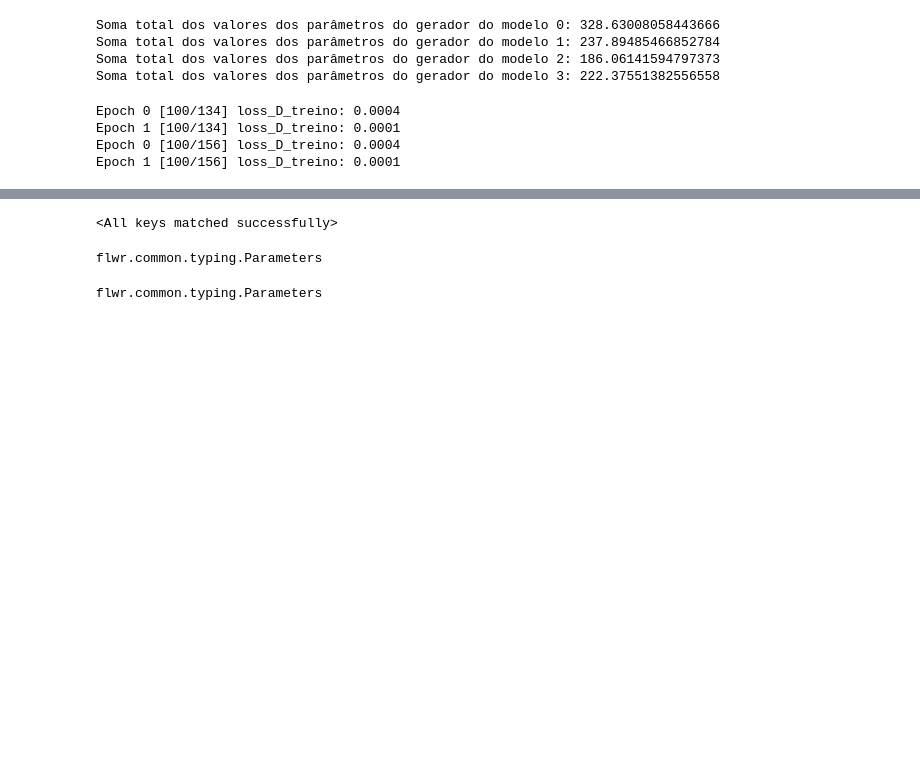
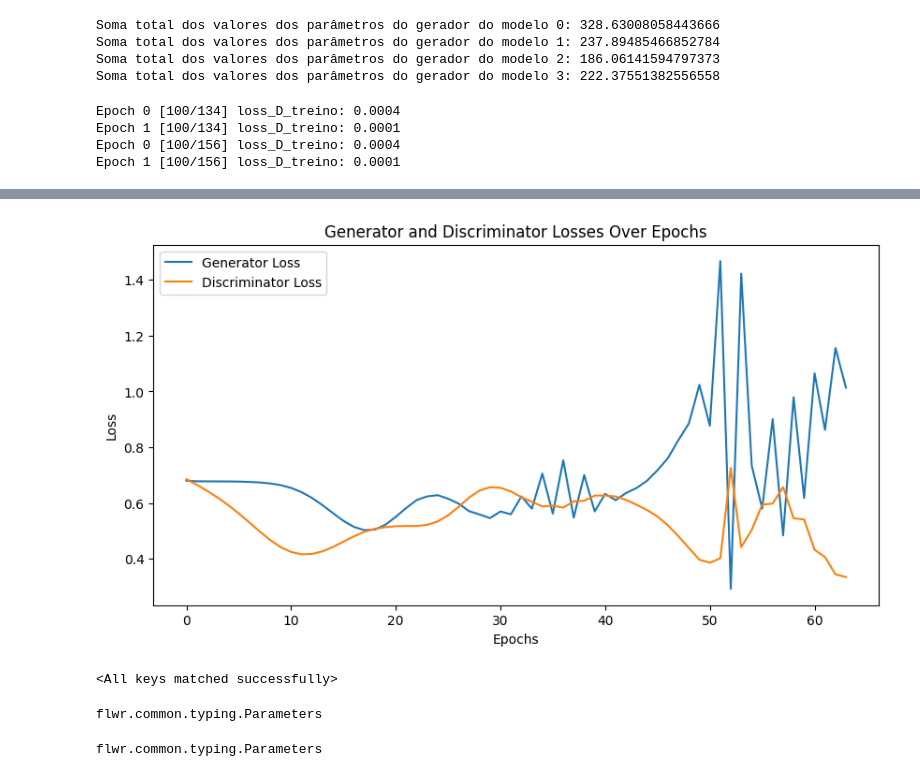
Before and after one commit to gustavoguaragna/GeraFed, a Jupyter notebook: MNIST.ipynb, the cells around one changed output, grey strips where cells are left out. Saved outputs shown, nothing was run; the diff lists cells and outputs as text; code cells hidden in the pictures; blank space fills up the shorter version.

Commit message:
tentadno boa combinacao de epocas gen e disc e batch size f2u

```diff
--- a/MNIST.ipynb
+++ b/MNIST.ipynb
@@ -1759,7 +1759,7 @@ fds = FederatedDataset(
 train_partitions = [fds.load_partition(i, split="train") for i in range(num_partitions)]
 # %%
 num_samples = [int(len(train_partition)/10) for train_partition in train_partitions]
-train_partition = [train_partition.select(range(n)) for train_partition, n in zip(train_partitions, num_samples)]
+train_partitions = [train_partition.select(range(n)) for train_partition, n in zip(train_partitions, num_samples)]
 # %%
 from torchvision.transforms import Compose, ToTensor, Normalize
 # %%
@@ -1868,8 +1865,12 @@ def generate_plot(net, device, round_number, client_id = None, examples_per_clas
         # Adicionar o rótulo
         fig.text(0.04, center_y, str(row), va='center', fontsize=12, color='black')
 
-    fig.savefig(f"mnist_CGAN_r{r}_{128}b_{0.0001}lr_f2a.png")
+    fig.savefig(f"mnist_CGAN_r{round_number}_{1024}b_{0.0001}lr_f2a.png")
+    plt.close(fig)
+    return
 # %%
 device = torch.device("cuda" if torch.cuda.is_available() else "cpu")
 # %%
 gen = CGAN().to(device)
+# %%
+net = CGAN()
@@ -1875,0 +1943,7 @@ gen = CGAN().to(device)
+# %%
+for batch_idx, batch in enumerate(trainloaders[0]):
+    if batch_idx % 10 == 0 and batch_idx > 0:
+            print('[{}/{}] loss_D_treino: {:.4f} loss_G_treino: {:.4f}'.format(
+                        batch_idx, len(trainloaders[0]),
+                        d_loss.mean().item(),
+                        g_loss.mean().item()))
@@ -1922,3 +2051,25 @@ for r in range(2):
+# %%
+import matplotlib.pyplot as plt
+
+# Número de iterações/épocas para cada lista
+epochs_g = range(len(g_losses))  # Eixo x para o gerador
+epochs_d = range(len(d_losses))  # Eixo x para o discriminador
+
+# Criar o gráfico
+plt.figure(figsize=(10, 5))
+plt.plot(epochs_g, g_losses, label='Generator Loss')
+plt.plot(epochs_d, d_losses, label='Discriminator Loss')
+
+# Adicionar título e rótulos aos eixos
+plt.title('Generator and Discriminator Losses Over Epochs')
+plt.xlabel('Epochs')
+plt.ylabel('Loss')
+plt.legend()
+
+# Mostrar o gráfico
+plt.show()
+# %% [output]
+[figure, added]
 # %%
 optim_G = torch.optim.Adam(gen.generator.parameters(), lr=0.0001, betas=(0.5, 0.999))
 gen.zero_grad()
```
Also changed, not shown: parts of 5 cells of this notebook.
